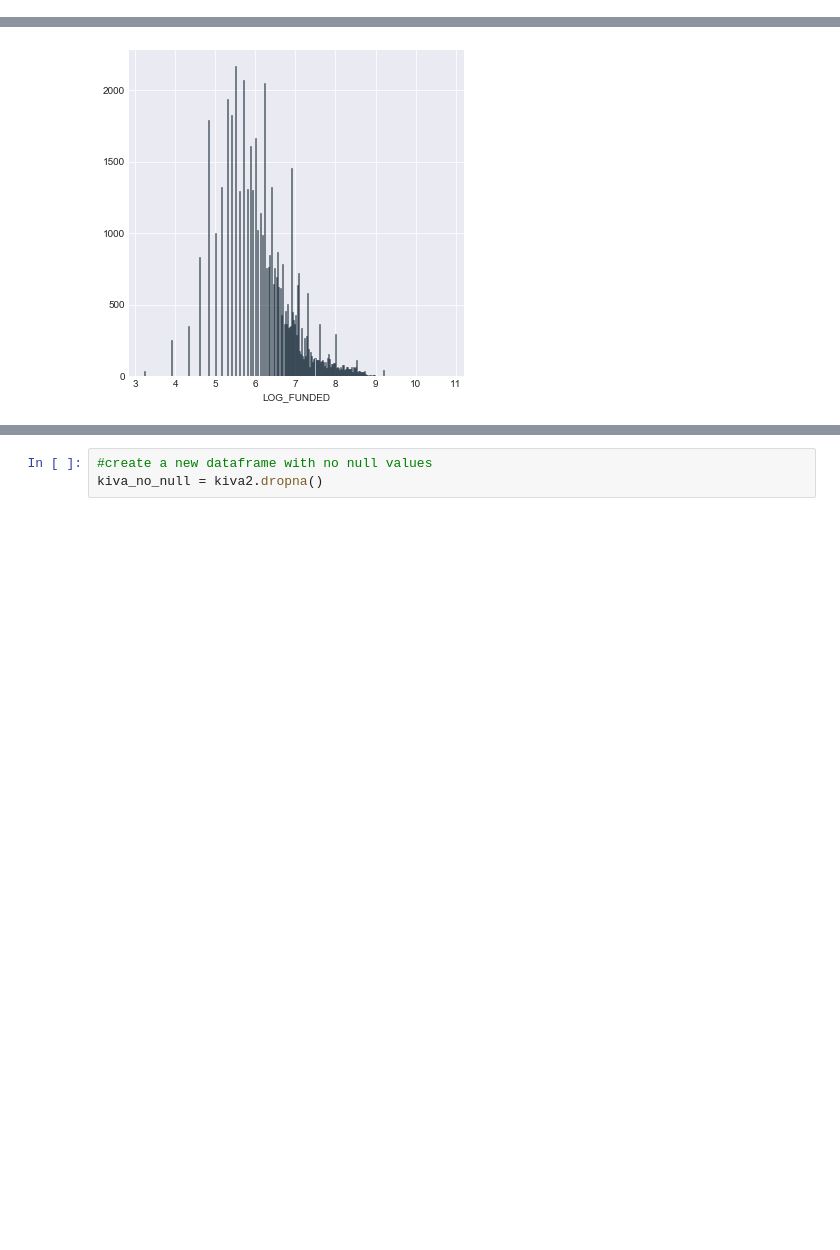
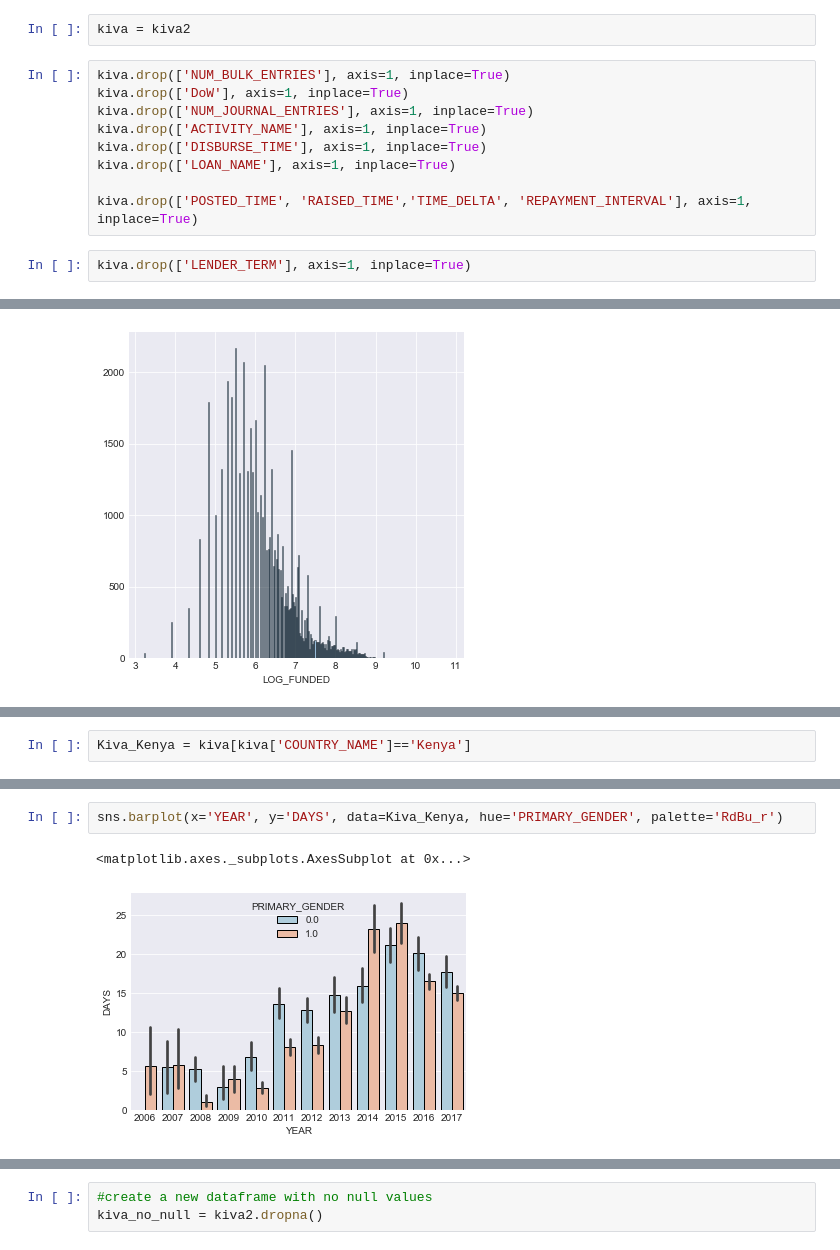
Before and after one commit to ttrumbly/Kiva_Microloans, a Jupyter notebook: Project_2_Kiva_Data.ipynb, the cells around one changed output, grey strips where cells are left out. Cells and saved outputs as stored; diff of their text form; blank space fills up the shorter version.

```diff
--- a/Project_2_Kiva_Data.ipynb
+++ b/Project_2_Kiva_Data.ipynb
@@ -229,0 +233,13 @@ sns.pairplot(kiva2.dropna())
+# %%
+kiva = kiva2
+# %%
+kiva.drop(['NUM_BULK_ENTRIES'], axis=1, inplace=True)
+kiva.drop(['DoW'], axis=1, inplace=True)
+kiva.drop(['NUM_JOURNAL_ENTRIES'], axis=1, inplace=True)
+kiva.drop(['ACTIVITY_NAME'], axis=1, inplace=True)
+kiva.drop(['DISBURSE_TIME'], axis=1, inplace=True)
+kiva.drop(['LOAN_NAME'], axis=1, inplace=True)
+
+kiva.drop(['POSTED_TIME', 'RAISED_TIME','TIME_DELTA', 'REPAYMENT_INTERVAL'], axis=1, inplace=True)
+# %%
+kiva.drop(['LENDER_TERM'], axis=1, inplace=True)
@@ -322,0 +352,2 @@ sns.distplot(kiva2['LOG_FUNDED'].dropna(), kde=False, bins = 300)
+# %%
+Kiva_Kenya = kiva[kiva['COUNTRY_NAME']=='Kenya']
@@ -322,0 +406,5 @@ sns.distplot(kiva2['LOG_FUNDED'].dropna(), kde=False, bins = 300)
+# %%
+sns.barplot(x='YEAR', y='DAYS', data=Kiva_Kenya, hue='PRIMARY_GENDER', palette='RdBu_r')
+# %% [output]
+<matplotlib.axes._subplots.AxesSubplot at 0x...>
+[figure, added]
```
Also changed, not shown: parts of 16 cells of this notebook.
